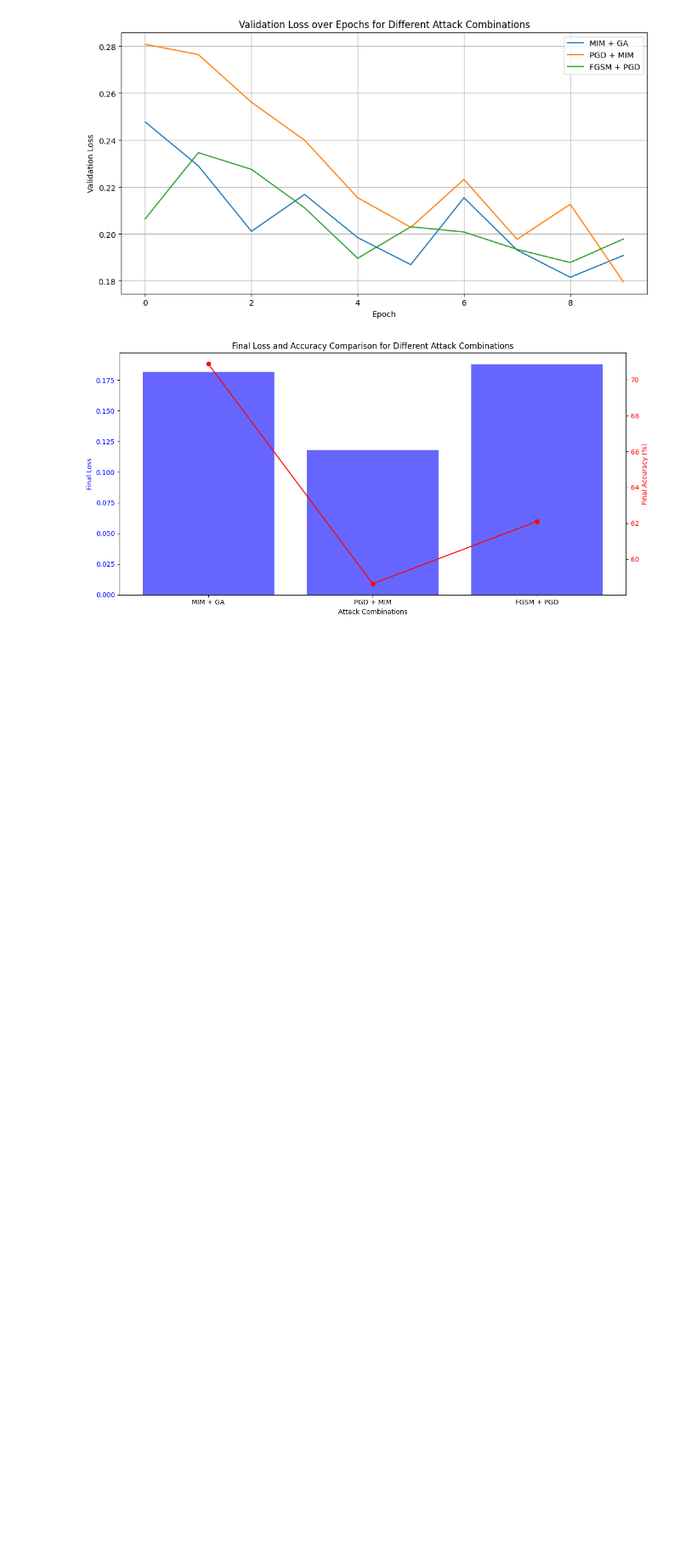
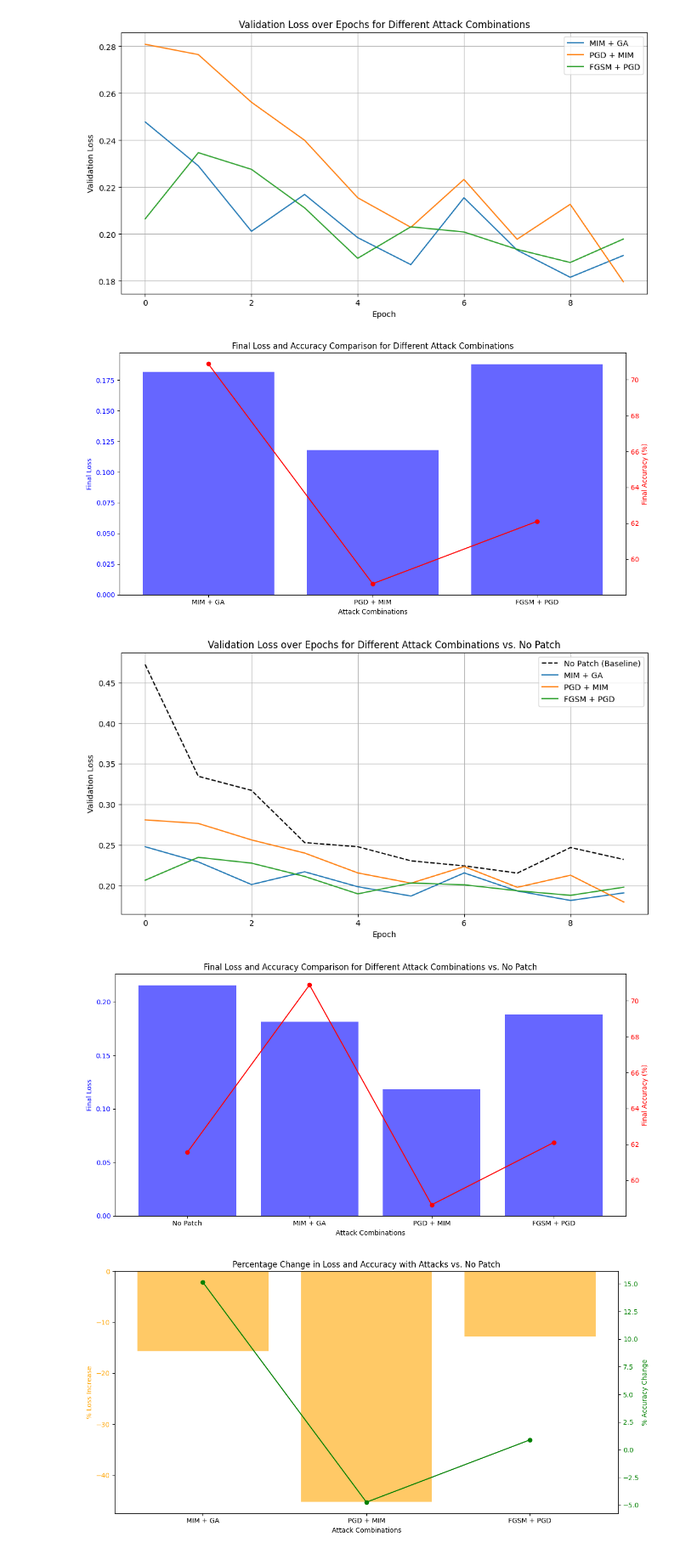
Before and after one commit to saifaldin14/AdversarialAttack3DCNN, a Jupyter notebook: 3DProject.ipynb, the cells around one changed output. Shown: that part at 85% size. Saved outputs shown, nothing was run; the diff lists cells and outputs as text; code cells hidden in the pictures; blank space fills up the shorter version.

Commit message:
Add more graphs

```diff
--- a/3DProject.ipynb
+++ b/3DProject.ipynb
@@ -1385,3 +1367,80 @@ plot_final_metrics(mim_ga_test_loss, mim_ga_test_acc, pgd_mim_test_loss, pgd_mim
 # %% [output]
 [figure]
 [figure]
+# %%
+import matplotlib.pyplot as plt
+
+def plot_loss_curves_with_baseline(no_patch_cumulative_losses, mim_ga_cumulative_loss, pgd_mim_cumulative_loss, fgsm_pgd_cumulative_loss):
+    plt.figure(figsize=(12, 6))
+    plt.plot(no_patch_cumulative_losses, label="No Patch (Baseline)", linestyle='--', color='black')
+    plt.plot(mim_ga_cumulative_loss, label="MIM + GA")
+    plt.plot(pgd_mim_cumulative_loss, label="PGD + MIM")
+    plt.plot(fgsm_pgd_cumulative_loss, label="FGSM + PGD")
+    plt.title("Validation Loss over Epochs for Different Attack Combinations vs. No Patch")
+    plt.xlabel("Epoch")
+    plt.ylabel("Validation Loss")
+    plt.legend()
+    plt.grid(True)
+    plt.show()
+
+plot_loss_curves_with_baseline(no_patch_cumulative_losses, mim_ga_cumulative_loss, pgd_mim_cumulative_loss, fgsm_pgd_cumulative_loss)
+
+def plot_final_metrics_with_baseline(no_patch_test_loss, no_patch_test_acc, mim_ga_test_loss, mim_ga_test_acc, pgd_mim_test_loss, pgd_mim_test_acc, fgsm_pgd_test_loss, fgsm_pgd_test_acc):
+    attack_combinations = ["No Patch", "MIM + GA", "PGD + MIM", "FGSM + PGD"]
+    final_losses = [no_patch_test_loss, mim_ga_test_loss, pgd_mim_test_loss, fgsm_pgd_test_loss]
+    final_accuracies = [no_patch_test_acc, mim_ga_test_acc, pgd_mim_test_acc, fgsm_pgd_test_acc]
+
+    fig, ax1 = plt.subplots(figsize=(12, 6))
+
+    ax1.bar(attack_combinations, final_losses, color='blue', alpha=0.6, label='Final Loss')
+    ax1.set_xlabel('Attack Combinations')
+    ax1.set_ylabel('Final Loss', color='blue')
+    ax1.tick_params(axis='y', labelcolor='blue')
+
+    ax2 = ax1.twinx()
+    ax2.plot(attack_combinations, final_accuracies, color='red', marker='o', linestyle='-', label='Final Accuracy')
+    ax2.set_ylabel('Final Accuracy (%)', color='red')
+    ax2.tick_params(axis='y', labelcolor='red')
+
+    plt.title('Final Loss and Accuracy Comparison for Different Attack Combinations vs. No Patch')
+    fig.tight_layout()
+    plt.show()
+
+plot_final_metrics_with_baseline(no_patch_test_loss, no_patch_test_acc, mim_ga_test_loss, mim_ga_test_acc, pgd_mim_test_loss, pgd_mim_test_acc, fgsm_pgd_test_loss, fgsm_pgd_test_acc)
+
+def plot_percentage_change(no_patch_test_loss, no_patch_test_acc, mim_ga_test_loss, mim_ga_test_acc, pgd_mim_test_loss, pgd_mim_test_acc, fgsm_pgd_test_loss, fgsm_pgd_test_acc):
+    attack_combinations = ["MIM + GA", "PGD + MIM", "FGSM + PGD"]
+
+    loss_changes = [
+        ((mim_ga_test_loss - no_patch_test_loss) / no_patch_test_loss) * 100,
+        ((pgd_mim_test_loss - no_patch_test_loss) / no_patch_test_loss) * 100,
+        ((fgsm_pgd_test_loss - no_patch_test_loss) / no_patch_test_loss) * 100
+    ]
+
+    accuracy_changes = [
+        ((mim_ga_test_acc - no_patch_test_acc) / no_patch_test_acc) * 100,
+        ((pgd_mim_test_acc - no_patch_test_acc) / no_patch_test_acc) * 100,
+        ((fgsm_pgd_test_acc - no_patch_test_acc) / no_patch_test_acc) * 100
+    ]
+
+    fig, ax1 = plt.subplots(figsize=(12, 6))
+
+    ax1.bar(attack_combinations, loss_changes, color='orange', alpha=0.6, label='% Loss Increase')
+    ax1.set_xlabel('Attack Combinations')
+    ax1.set_ylabel('% Loss Increase', color='orange')
+    ax1.tick_params(axis='y', labelcolor='orange')
+
+    ax2 = ax1.twinx()
+    ax2.plot(attack_combinations, accuracy_changes, color='green', marker='o', linestyle='-', label='% Accuracy Decrease')
+    ax2.set_ylabel('% Accuracy Change', color='green')
+    ax2.tick_params(axis='y', labelcolor='green')
+
+    plt.title('Percentage Change in Loss and Accuracy with Attacks vs. No Patch')
+    fig.tight_layout()
+    plt.show()
+
+plot_percentage_change(no_patch_test_loss, no_patch_test_acc, mim_ga_test_loss, mim_ga_test_acc, pgd_mim_test_loss, pgd_mim_test_acc, fgsm_pgd_test_loss, fgsm_pgd_test_acc)
+# %% [output]
+[figure, added]
+[figure, added]
+[figure, added]
```
Also changed, not shown: parts of 9 cells of this notebook, 4 other files.
